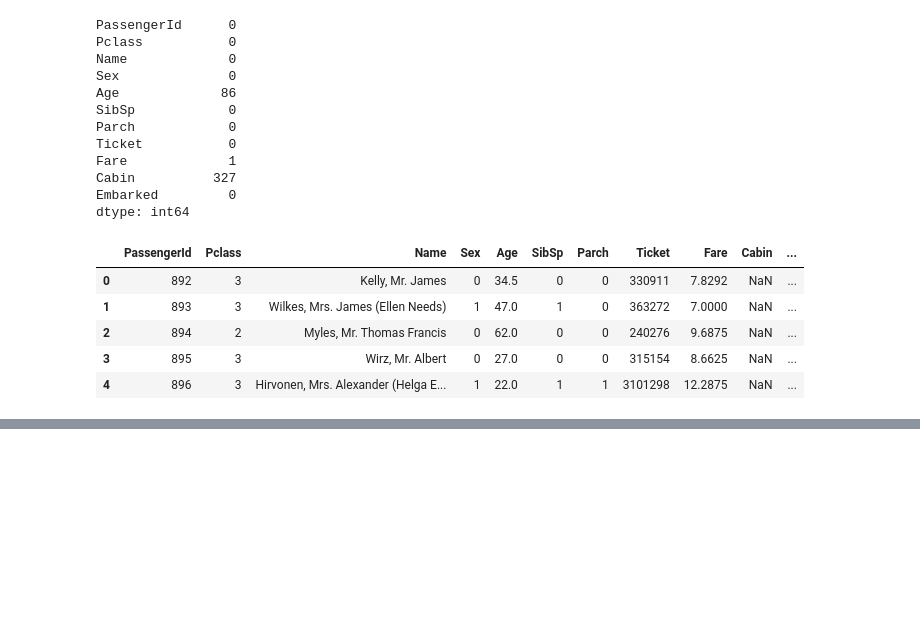
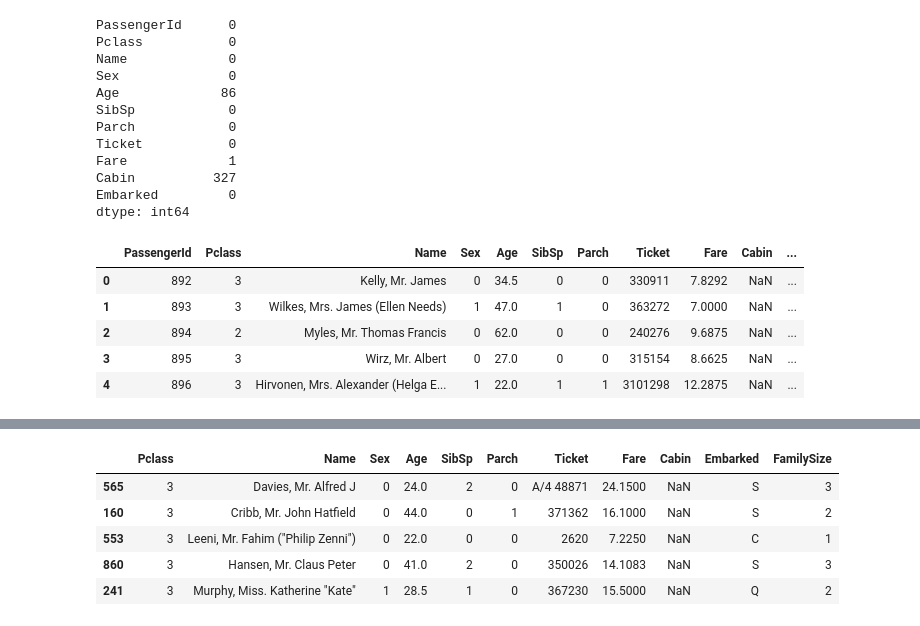
Before and after one commit to Shamil-lateef/titanic-kaggle, a Jupyter notebook: main.ipynb, the cells around one changed output, grey strips where cells are left out. Saved outputs shown, nothing was run; the diff lists cells and outputs as text; code cells hidden in the pictures; blank space fills up the shorter version.

```diff
--- a/main.ipynb
+++ b/main.ipynb
@@ -151,0 +187,15 @@ test.head()
+# %%
+X_train = X_train.drop(columns="PassengerId")
+X_valid = X_valid.drop(columns="PassengerId")
+# %%
+X_train["FamilySize"] = X_train["SibSp"] + X_train["Parch"] + 1
+X_valid["FamilySize"] = X_valid["SibSp"] + X_valid["Parch"] + 1
+# %%
+X_valid.head()
+# %% [output]
+|  | Pclass | Name | Sex | Age | SibSp | Parch | Ticket | Fare | Cabin | Embarked | FamilySize |
+| 565 | 3 | Davies, Mr. Alfred J | 0 | 24.0 | 2 | 0 | A/4 48871 | 24.1500 | NaN | S | 3 |
+| 160 | 3 | Cribb, Mr. John Hatfield | 0 | 44.0 | 0 | 1 | 371362 | 16.1000 | NaN | S | 2 |
+| 553 | 3 | Leeni, Mr. Fahim ("Philip Zenni") | 0 | 22.0 | 0 | 0 | 2620 | 7.2250 | NaN | C | 1 |
+| 860 | 3 | Hansen, Mr. Claus Peter | 0 | 41.0 | 2 | 0 | 350026 | 14.1083 | NaN | S | 3 |
+| 241 | 3 | Murphy, Miss. Katherine "Kate" | 1 | 28.5 | 1 | 0 | 367230 | 15.5000 | NaN | Q | 2 |
```
Also changed, not shown: parts of 11 cells of this notebook, 1 other file.
